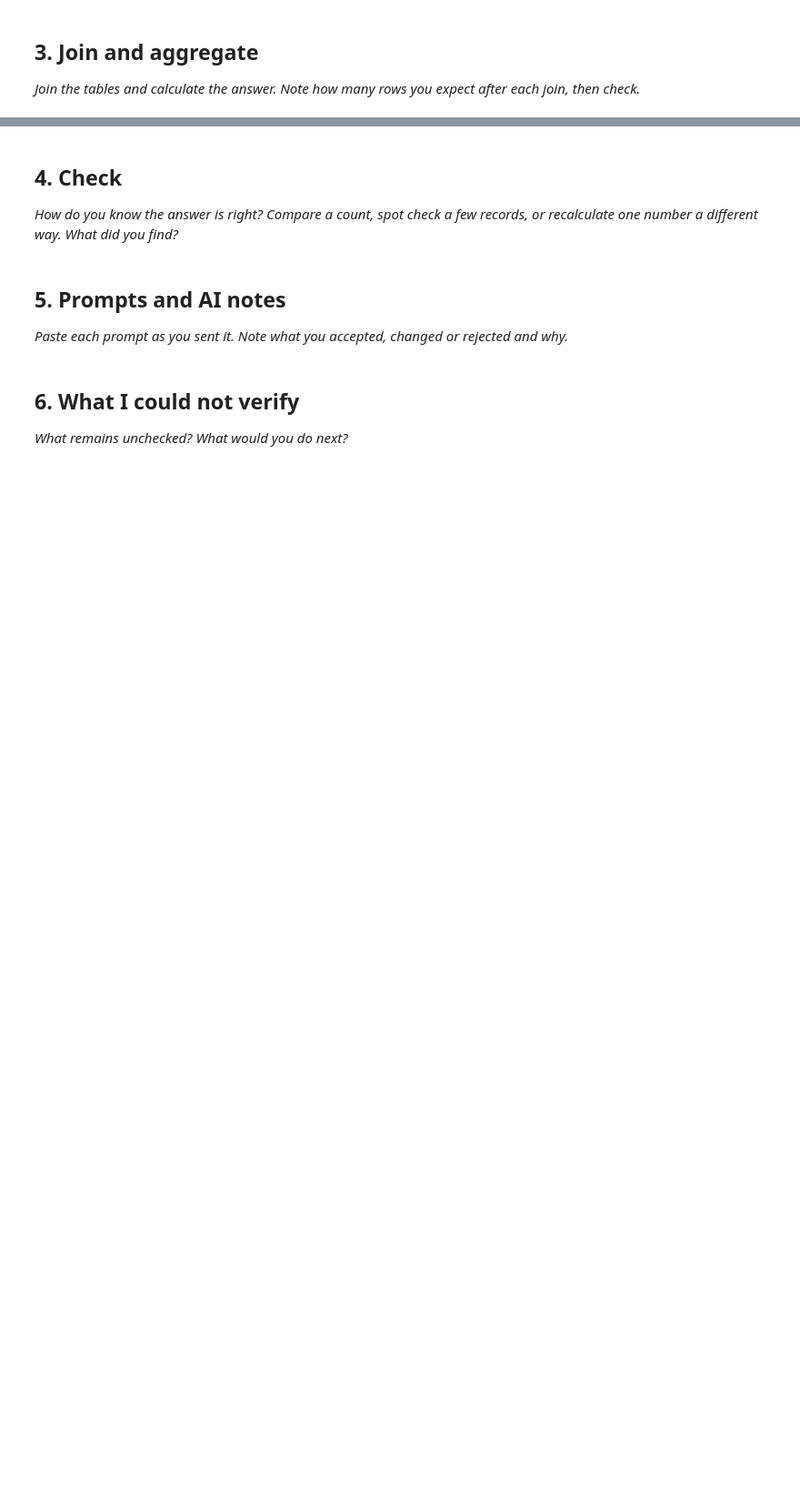
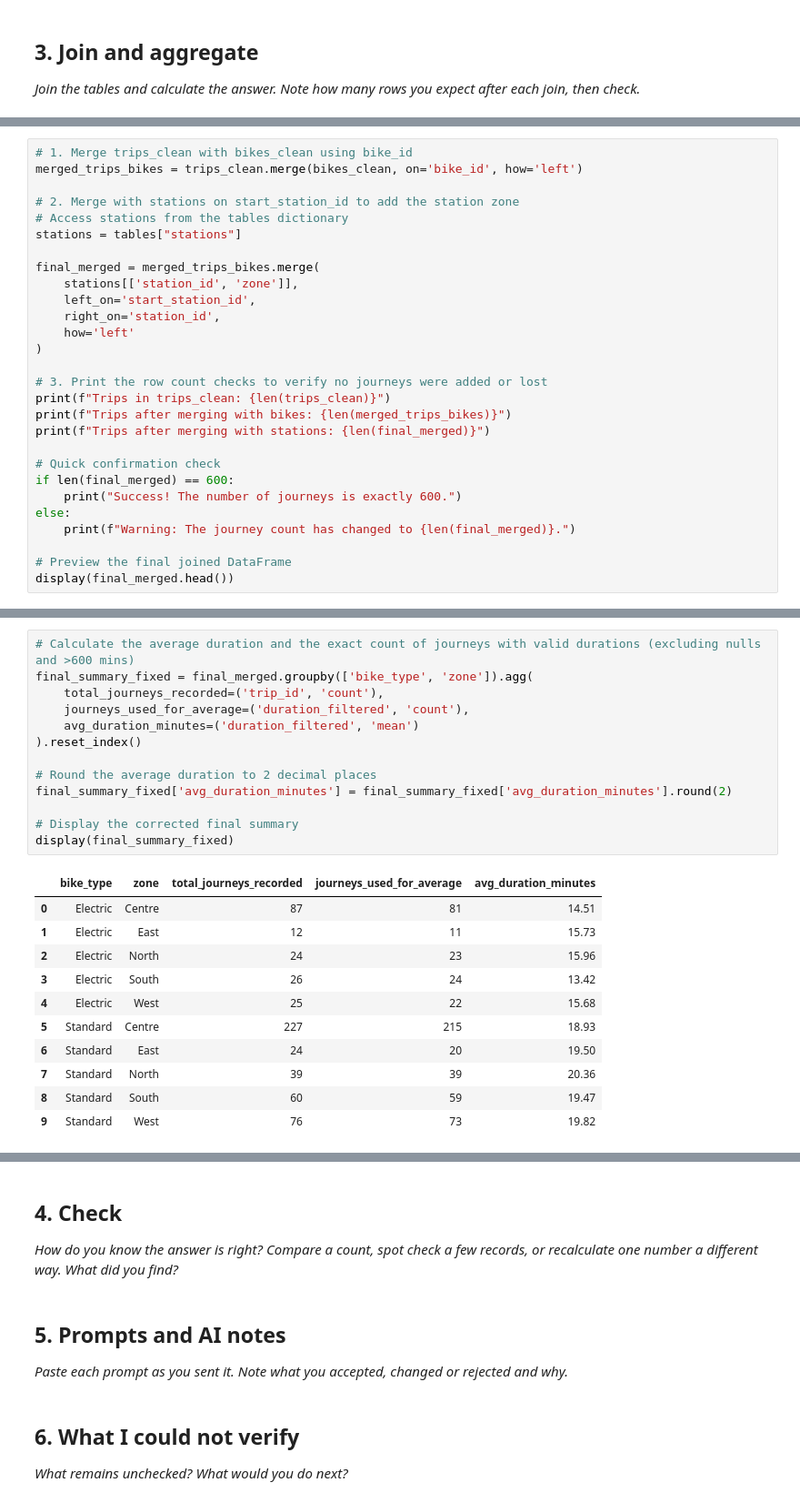
Before and after one commit to Shalom-u5841413/Shalomu5841413-AnalyticsEngineering, a Jupyter notebook: 2_03_practice_bike_hire_student.ipynb, the cells around one changed output, grey strips where cells are left out. Shown at 91% size. Cells and saved outputs as stored; diff of their text form; blank space fills up the shorter version.

```diff
--- a/2_03_practice_bike_hire_student.ipynb
+++ b/2_03_practice_bike_hire_student.ipynb
@@ -400,0 +478,28 @@ as predicted the duration column dropped by 33 and the average dropped as well.
+# %%
+# 1. Merge trips_clean with bikes_clean using bike_id
+merged_trips_bikes = trips_clean.merge(bikes_clean, on='bike_id', how='left')
+
+# 2. Merge with stations on start_station_id to add the station zone
+# Access stations from the tables dictionary
+stations = tables["stations"]
+
+final_merged = merged_trips_bikes.merge(
+    stations[['station_id', 'zone']],
+    left_on='start_station_id',
+    right_on='station_id',
+    how='left'
+)
+
+# 3. Print the row count checks to verify no journeys were added or lost
+print(f"Trips in trips_clean: {len(trips_clean)}")
+print(f"Trips after merging with bikes: {len(merged_trips_bikes)}")
+print(f"Trips after merging with stations: {len(final_merged)}")
+
+# Quick confirmation check
+if len(final_merged) == 600:
+    print("Success! The number of journeys is exactly 600.")
+else:
+    print(f"Warning: The journey count has changed to {len(final_merged)}.")
+
+# Preview the final joined DataFrame
+display(final_merged.head())
@@ -400,0 +560,25 @@ as predicted the duration column dropped by 33 and the average dropped as well.
+# %%
+# Calculate the average duration and the exact count of journeys with valid durations (excluding nulls and >600 mins)
+final_summary_fixed = final_merged.groupby(['bike_type', 'zone']).agg(
+    total_journeys_recorded=('trip_id', 'count'),
+    journeys_used_for_average=('duration_filtered', 'count'),
+    avg_duration_minutes=('duration_filtered', 'mean')
+).reset_index()
+
+# Round the average duration to 2 decimal places
+final_summary_fixed['avg_duration_minutes'] = final_summary_fixed['avg_duration_minutes'].round(2)
+
+# Display the corrected final summary
+display(final_summary_fixed)
+# %% [output]
+|  | bike_type | zone | total_journeys_recorded | journeys_used_for_average | avg_duration_minutes |
+| 0 | Electric | Centre | 87 | 81 | 14.51 |
+| 1 | Electric | East | 12 | 11 | 15.73 |
+| 2 | Electric | North | 24 | 23 | 15.96 |
+| 3 | Electric | South | 26 | 24 | 13.42 |
+| 4 | Electric | West | 25 | 22 | 15.68 |
+| 5 | Standard | Centre | 227 | 215 | 18.93 |
+| 6 | Standard | East | 24 | 20 | 19.50 |
+| 7 | Standard | North | 39 | 39 | 20.36 |
+| 8 | Standard | South | 60 | 59 | 19.47 |
+| 9 | Standard | West | 76 | 73 | 19.82 |
```
Also changed, not shown: parts of 13 cells of this notebook.
